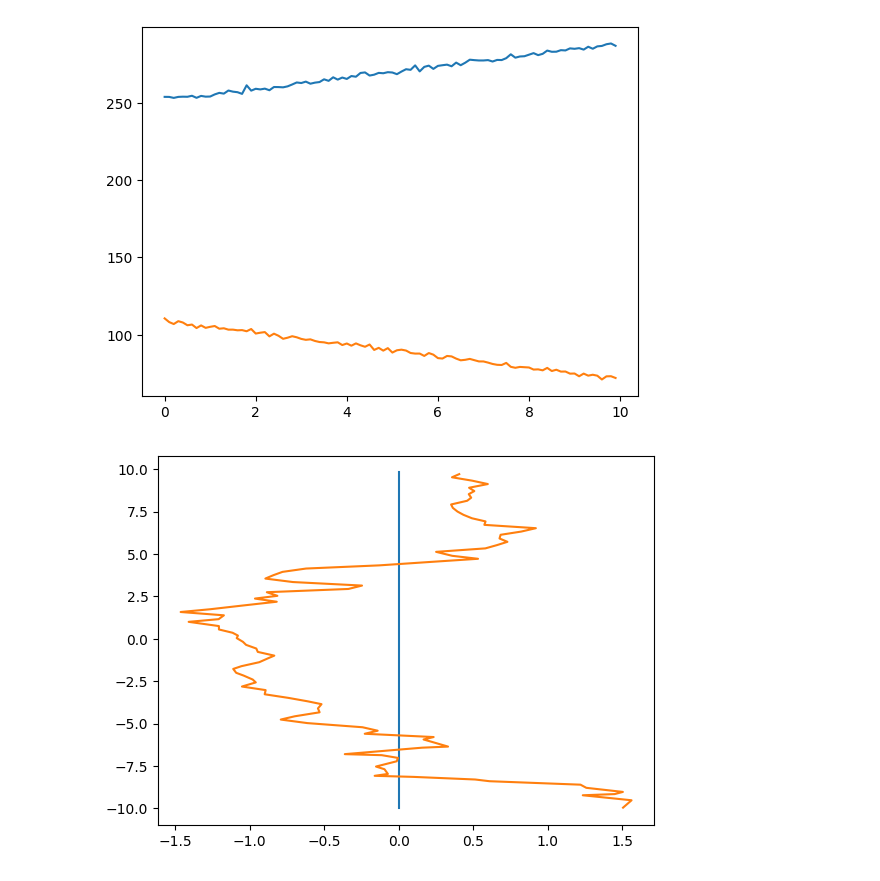
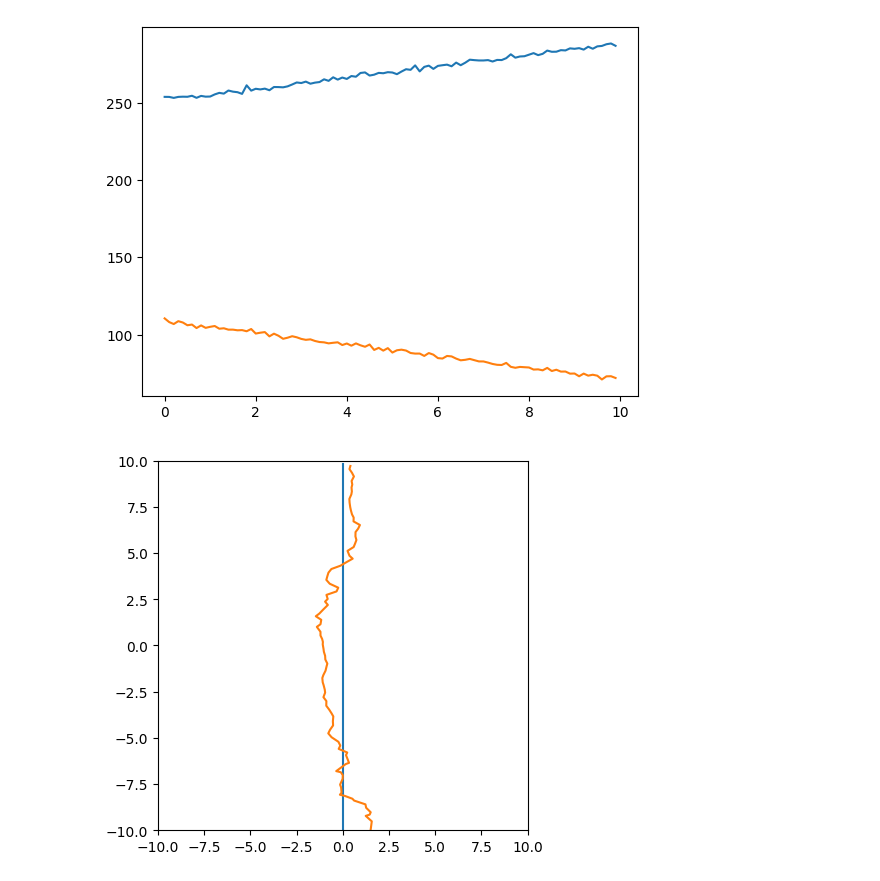
Before and after one commit to tkex/kalman-beacon, a Jupyter notebook: __PythonPrototyping__/Script_00_UKF.ipynb, the cells around one changed output. Saved outputs shown, nothing was run; the diff lists cells and outputs as text; code cells hidden in the pictures.

```diff
--- a/__PythonPrototyping__/Script_00_UKF.ipynb
+++ b/__PythonPrototyping__/Script_00_UKF.ipynb
@@ -116,14 +116,21 @@ uxs = np.array(uxs)
 # %%
 # visualisiere gefilterten Zustand
 
 x_val = [s[0] for s in states]
 y_val = [s[1] for s in states]
 
 ux_val = [s[0] for s in uxs]
 uy_val = [s[1] for s in uxs]
 
+fig, ax = plt.subplots()
+plt.xlim(-10, 10)
+plt.ylim(-10, 10)
+
 plt.plot(x_val, y_val)
 plt.plot(ux_val, uy_val)
+
+ax.set_aspect('equal')
+
 plt.show()
 # %% [output]
-[figure, old version]
+[figure, new version]
```
